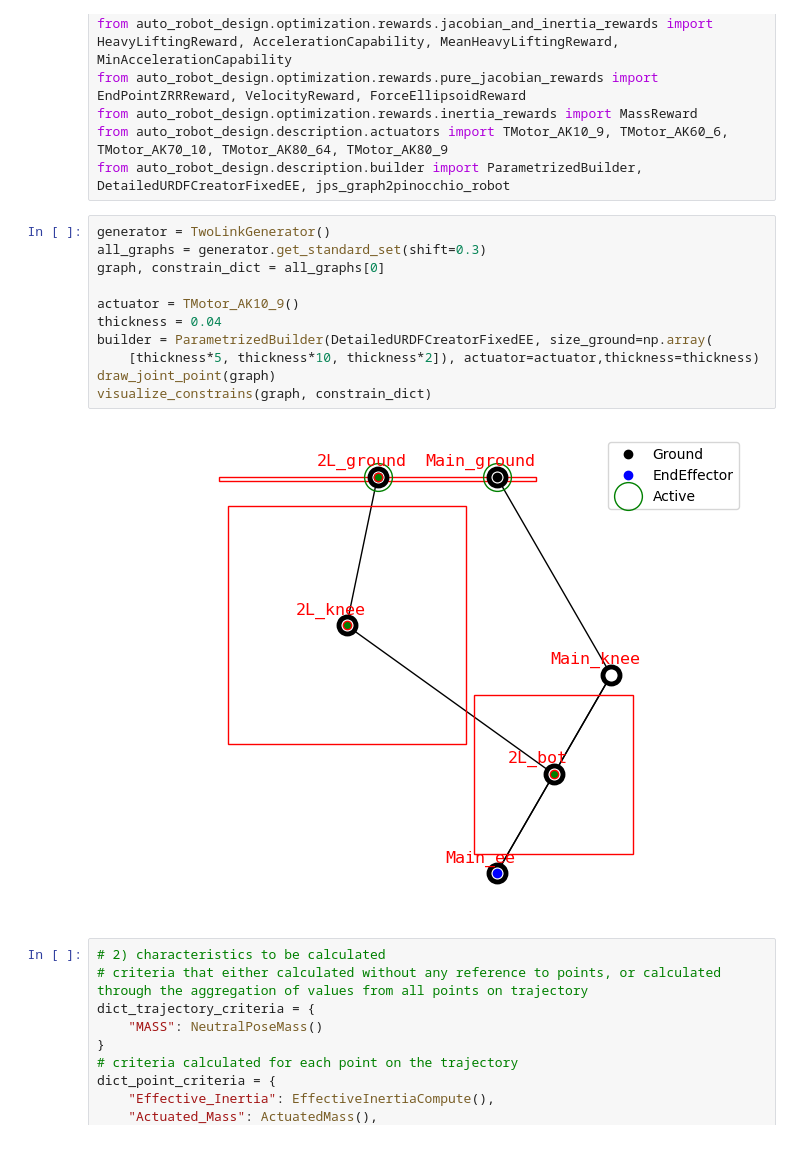
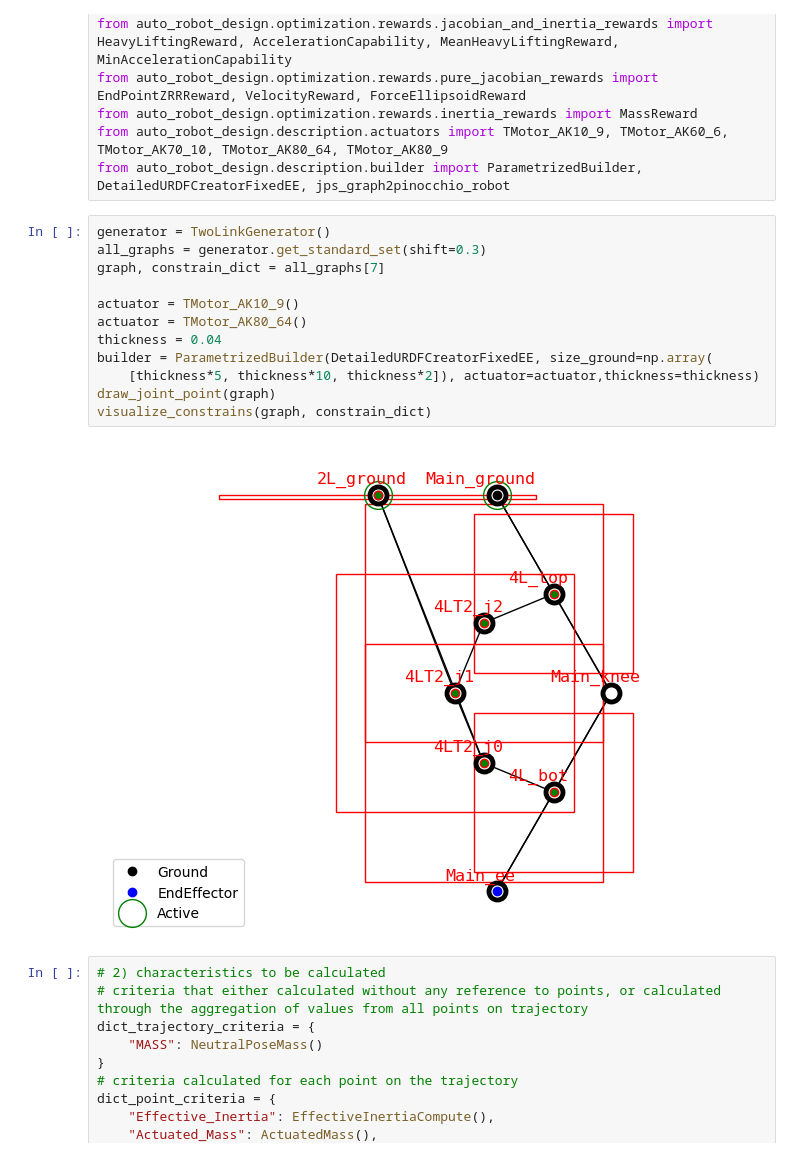
Before and after one commit to LicAiBeerLab/auto-robotics-design, a Jupyter notebook: apps/optimize/single_topology_normilized.ipynb, the cells around one changed output. Saved outputs shown, nothing was run; the diff lists cells and outputs as text.

```diff
--- a/apps/optimize/single_topology_normilized.ipynb
+++ b/apps/optimize/single_topology_normilized.ipynb
@@ -27,16 +27,17 @@ from auto_robot_design.description.builder import ParametrizedBuilder, DetailedU
 # %%
 generator = TwoLinkGenerator()
 all_graphs = generator.get_standard_set(shift=0.3)
-graph, constrain_dict = all_graphs[0]
+graph, constrain_dict = all_graphs[7]
 
 actuator = TMotor_AK10_9()
+actuator = TMotor_AK80_64()
 thickness = 0.04
 builder = ParametrizedBuilder(DetailedURDFCreatorFixedEE, size_ground=np.array(
     [thickness*5, thickness*10, thickness*2]), actuator=actuator,thickness=thickness)
 draw_joint_point(graph)
 visualize_constrains(graph, constrain_dict)
 # %% [output]
-[figure, old version]
+[figure, new version]
 # %%
 # 2) characteristics to be calculated
 # criteria that either calculated without any reference to points, or calculated through the aggregation of values from all points on trajectory
```
Also changed, not shown: parts of 8 cells of this notebook, 3 other files.
